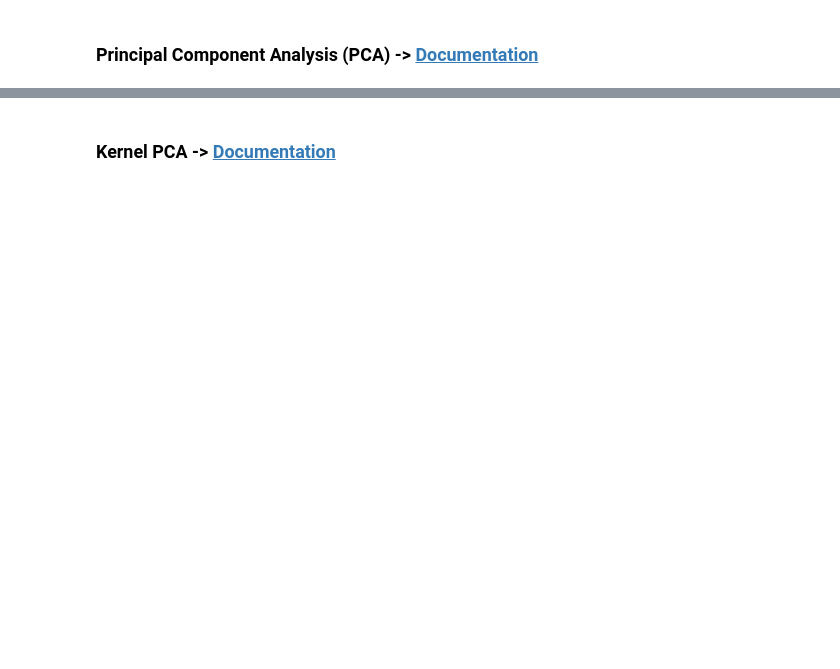
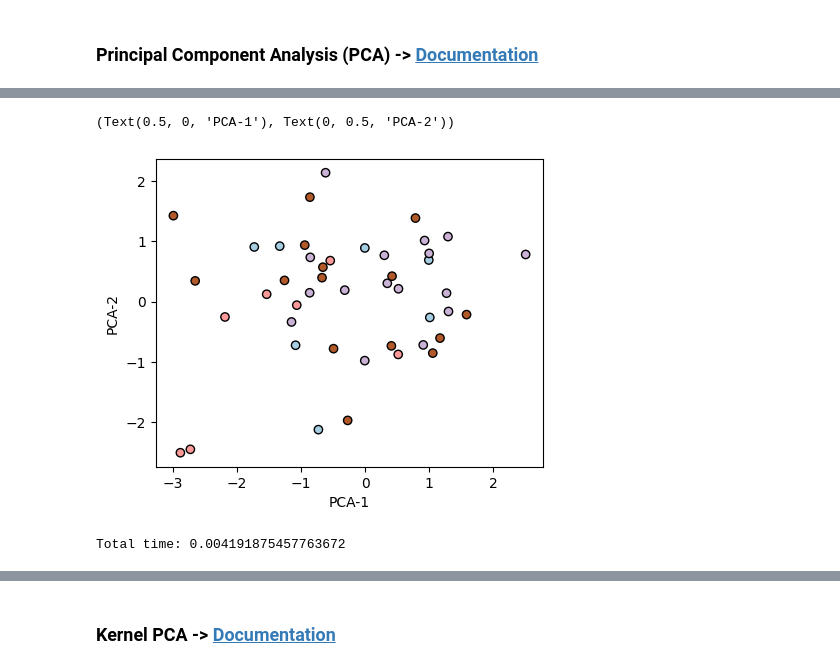
Before and after one commit to JoseDavidN/machine_learning, a Jupyter notebook: Sem_08/PCA.ipynb, the cells around one changed output, grey strips where cells are left out. Saved outputs shown, nothing was run; the diff lists cells and outputs as text; code cells hidden in the pictures; blank space fills up the shorter version.

```diff
--- a/Sem_08/PCA.ipynb
+++ b/Sem_08/PCA.ipynb
@@ -79,8 +80,8 @@ Accuracy: 0.69
 # %%
 from sklearn.decomposition import PCA
 # %%
-pca = PCA(n_components = 23 ) #
+pca = PCA(n_components = 4, random_state=1 ) #
 
 # Create reduced versions of subset
-trans_train = _
-trans_test = _
+trans_train = pca.fit_transform(X_train)
+trans_test = pca.transform(X_test)
@@ -108,2 +94,22 @@ ax.set_axis_off()
+# %%
+# Plot transformed points
+_, ax = plt.subplots(figsize=(5,4))
+
+ax.scatter(trans_test[:, 0], trans_test[:, 1], c=y_test, cmap='Paired', edgecolors='k')
+ax.set_xlabel('PCA-1'), ax.set_ylabel('PCA-2')
+# %% [output]
+(Text(0.5, 0, 'PCA-1'), Text(0, 0.5, 'PCA-2'))
+[figure, added]
+# %%
+# Classify PCA features and compute predictions
+clf = SVC(kernel='poly')
+
+start_time = time.time()
+clf.fit(trans_train, y_train)
+end_time = time.time()
+
+print(f'Total time: {end_time-start_time}')
+# %% [output]
+Total time: 0.004191875457763672
 # %%
 # Comput metrics
```
Also changed, not shown: parts of 18 cells of this notebook.
